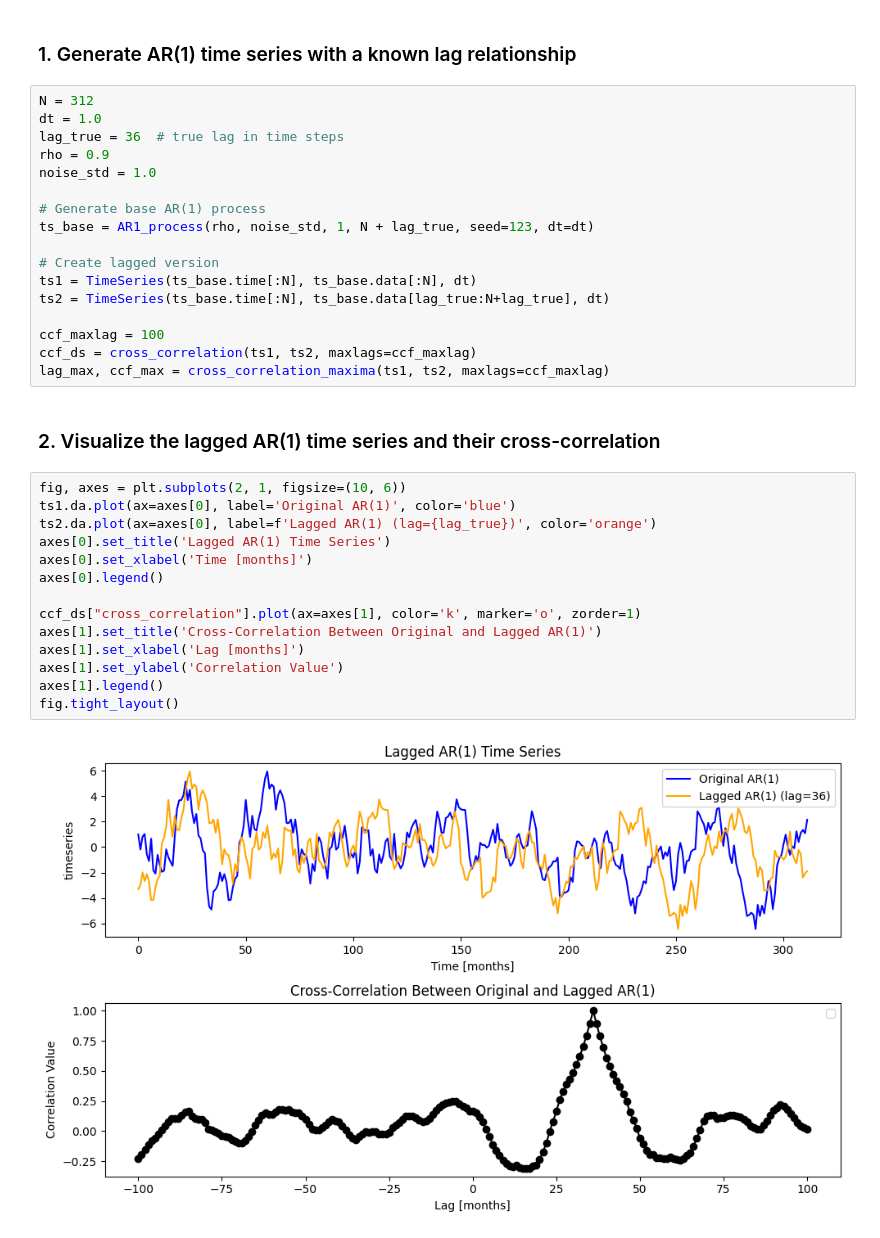
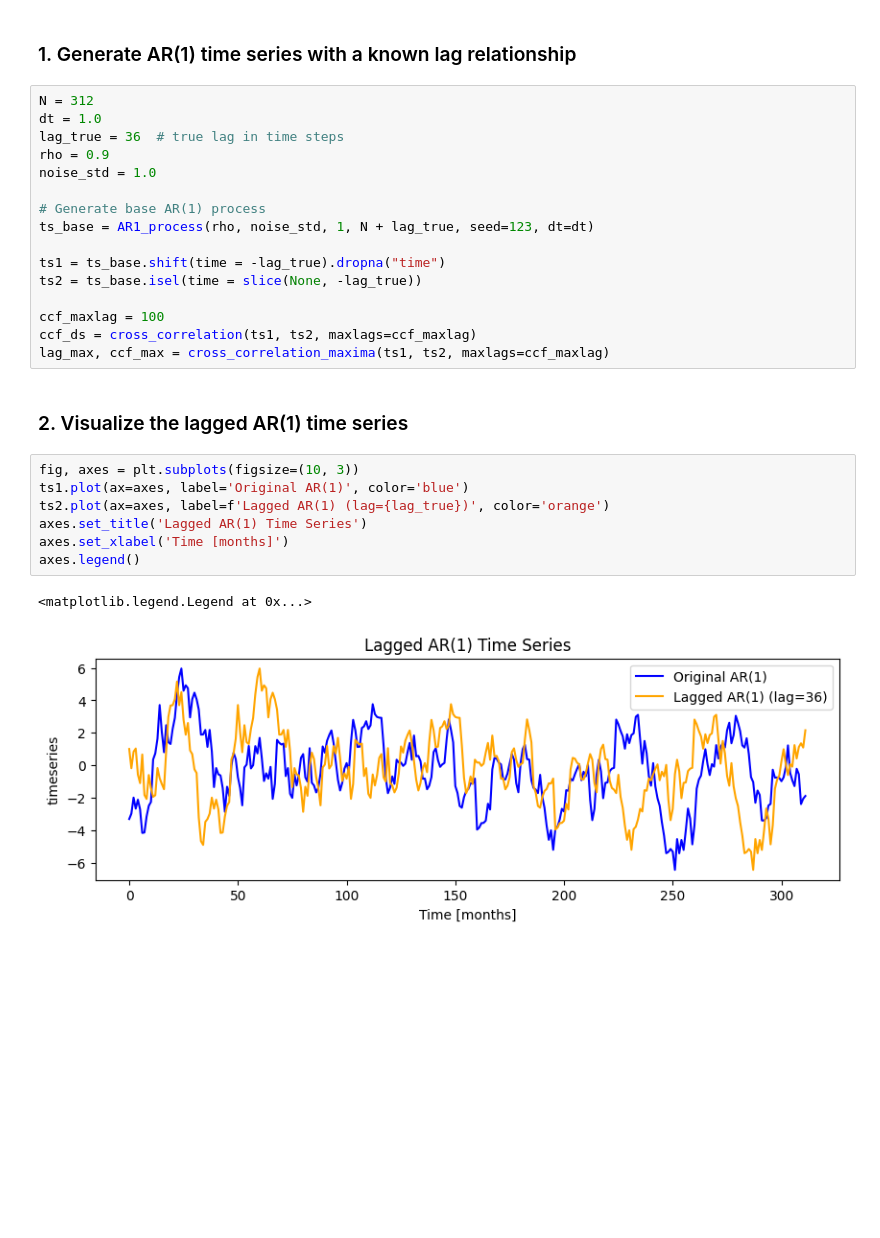
Before and after one commit to anthony-meza/PhaseScrambledCorrelations, a Jupyter notebook: notebooks/AR1_lagged_example.ipynb, the cells around one changed output. Drawn from its saved outputs; the diff is of its cells as text; blank space fills up the shorter version.

```diff
--- a/notebooks/AR1_lagged_example.ipynb
+++ b/notebooks/AR1_lagged_example.ipynb
@@ -17,29 +17,22 @@ noise_std = 1.0
 # Generate base AR(1) process
 ts_base = AR1_process(rho, noise_std, 1, N + lag_true, seed=123, dt=dt)
 
-# Create lagged version
-ts1 = TimeSeries(ts_base.time[:N], ts_base.data[:N], dt)
-ts2 = TimeSeries(ts_base.time[:N], ts_base.data[lag_true:N+lag_true], dt)
+ts1 = ts_base.shift(time = -lag_true).dropna("time")
+ts2 = ts_base.isel(time = slice(None, -lag_true))
 
 ccf_maxlag = 100
 ccf_ds = cross_correlation(ts1, ts2, maxlags=ccf_maxlag)
 lag_max, ccf_max = cross_correlation_maxima(ts1, ts2, maxlags=ccf_maxlag)
 # %% [markdown]
-### 2. Visualize the lagged AR(1) time series and their cross-correlation
+### 2. Visualize the lagged AR(1) time series
 # %%
-fig, axes = plt.subplots(2, 1, figsize=(10, 6))
-ts1.da.plot(ax=axes[0], label='Original AR(1)', color='blue')
-ts2.da.plot(ax=axes[0], label=f'Lagged AR(1) (lag={lag_true})', color='orange')
-axes[0].set_title('Lagged AR(1) Time Series')
-axes[0].set_xlabel('Time [months]')
-axes[0].legend()
-
-ccf_ds["cross_correlation"].plot(ax=axes[1], color='k', marker='o', zorder=1)
-axes[1].set_title('Cross-Correlation Between Original and Lagged AR(1)')
-axes[1].set_xlabel('Lag [months]')
-axes[1].set_ylabel('Correlation Value')
-axes[1].legend()
-fig.tight_layout()
+fig, axes = plt.subplots(figsize=(10, 3))
+ts1.plot(ax=axes, label='Original AR(1)', color='blue')
+ts2.plot(ax=axes, label=f'Lagged AR(1) (lag={lag_true})', color='orange')
+axes.set_title('Lagged AR(1) Time Series')
+axes.set_xlabel('Time [months]')
+axes.legend()
 # %% [output]
+<matplotlib.legend.Legend at 0x...>
-[figure, old version]
+[figure, new version]
 # %% [markdown]
```
Also changed, not shown: parts of 6 cells of this notebook, 30 other files.
